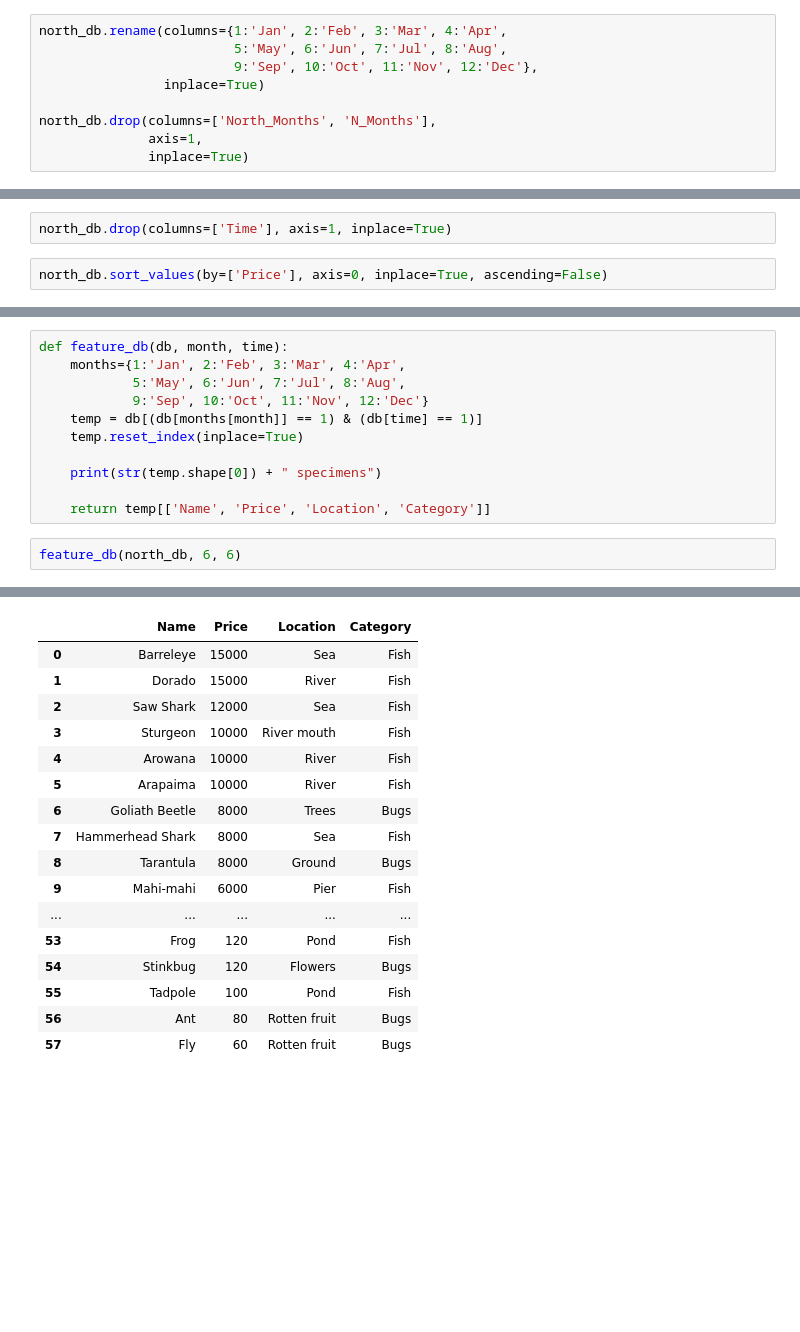
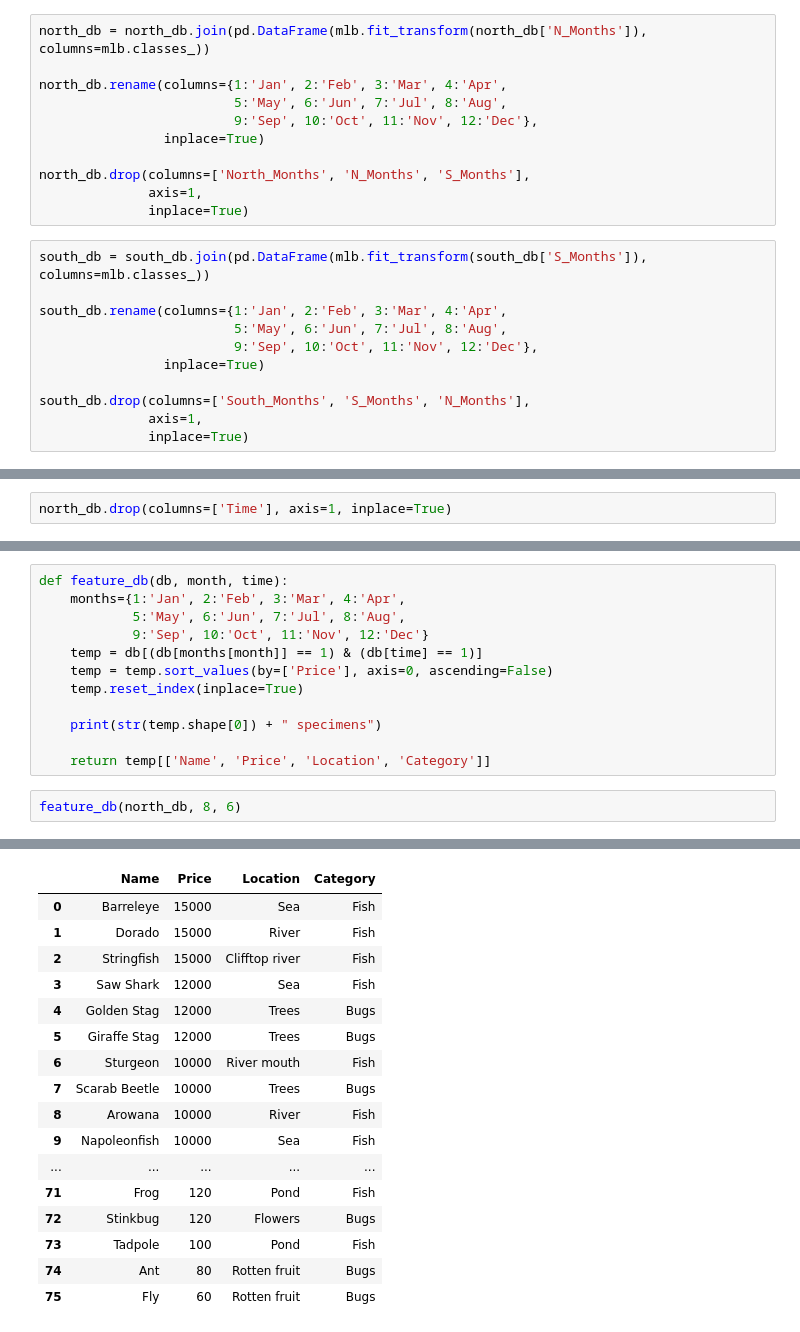
Before and after one commit to brianwsyang/acnh_database, a Jupyter notebook: anch_db.ipynb, the cells around one changed output, grey strips where cells are left out. Saved outputs shown, nothing was run; the diff lists cells and outputs as text; blank space fills up the shorter version.

Commit message:
v004.06.08.2020: updated the jupyter notebook so that it will compatible with southern hemisphere

```diff
--- a/anch_db.ipynb
+++ b/anch_db.ipynb
@@ -147,12 +136,25 @@ north_db = north_db.join(pd.DataFrame(mlb.fit_transform(north_db['N_Months']), c
 # %%
+north_db = north_db.join(pd.DataFrame(mlb.fit_transform(north_db['N_Months']), columns=mlb.classes_))
+
 north_db.rename(columns={1:'Jan', 2:'Feb', 3:'Mar', 4:'Apr',
                          5:'May', 6:'Jun', 7:'Jul', 8:'Aug',
                          9:'Sep', 10:'Oct', 11:'Nov', 12:'Dec'},
                 inplace=True)
 
-north_db.drop(columns=['North_Months', 'N_Months'],
+north_db.drop(columns=['North_Months', 'N_Months', 'S_Months'],
               axis=1,
               inplace=True)
+# %%
+south_db = south_db.join(pd.DataFrame(mlb.fit_transform(south_db['S_Months']), columns=mlb.classes_))
+
+south_db.rename(columns={1:'Jan', 2:'Feb', 3:'Mar', 4:'Apr',
+                         5:'May', 6:'Jun', 7:'Jul', 8:'Aug',
+                         9:'Sep', 10:'Oct', 11:'Nov', 12:'Dec'},
+                inplace=True)
+
+south_db.drop(columns=['South_Months', 'S_Months', 'N_Months'],
+              axis=1,
+              inplace=True)
 # %%
 north_db.head()
 # %% [output]
@@ -195,4 +210,2 @@ north_db = north_db.join(pd.DataFrame(mlb.fit_transform(north_db['Time']), colum
 # %%
 north_db.drop(columns=['Time'], axis=1, inplace=True)
-# %%
-north_db.sort_values(by=['Price'], axis=0, inplace=True, ascending=False)
@@ -212,11 +237,12 @@ def feature_db(db, month, time):
             5:'May', 6:'Jun', 7:'Jul', 8:'Aug',
             9:'Sep', 10:'Oct', 11:'Nov', 12:'Dec'}
     temp = db[(db[months[month]] == 1) & (db[time] == 1)]
+    temp = temp.sort_values(by=['Price'], axis=0, ascending=False)
     temp.reset_index(inplace=True)
 
     print(str(temp.shape[0]) + " specimens")
 
     return temp[['Name', 'Price', 'Location', 'Category']]
 # %%
-feature_db(north_db, 6, 6)
+feature_db(north_db, 8, 6)
 # %% [output]
@@ -224,17 +250,17 @@ feature_db(north_db, 6, 6)
 |  | Name | Price | Location | Category |
 | 0 | Barreleye | 15000 | Sea | Fish |
 | 1 | Dorado | 15000 | River | Fish |
-| 2 | Saw Shark | 12000 | Sea | Fish |
-| 3 | Sturgeon | 10000 | River mouth | Fish |
-| 4 | Arowana | 10000 | River | Fish |
-| 5 | Arapaima | 10000 | River | Fish |
-| 6 | Goliath Beetle | 8000 | Trees | Bugs |
-| 7 | Hammerhead Shark | 8000 | Sea | Fish |
-| 8 | Tarantula | 8000 | Ground | Bugs |
-| 9 | Mahi-mahi | 6000 | Pier | Fish |
+| 2 | Stringfish | 15000 | Clifftop river | Fish |
+| 3 | Saw Shark | 12000 | Sea | Fish |
+| 4 | Golden Stag | 12000 | Trees | Bugs |
+| 5 | Giraffe Stag | 12000 | Trees | Bugs |
+| 6 | Sturgeon | 10000 | River mouth | Fish |
+| 7 | Scarab Beetle | 10000 | Trees | Bugs |
+| 8 | Arowana | 10000 | River | Fish |
+| 9 | Napoleonfish | 10000 | Sea | Fish |
 | ... | ... | ... | ... | ... |
-| 53 | Frog | 120 | Pond | Fish |
-| 54 | Stinkbug | 120 | Flowers | Bugs |
-| 55 | Tadpole | 100 | Pond | Fish |
-| 56 | Ant | 80 | Rotten fruit | Bugs |
-| 57 | Fly | 60 | Rotten fruit | Bugs |
+| 71 | Frog | 120 | Pond | Fish |
+| 72 | Stinkbug | 120 | Flowers | Bugs |
+| 73 | Tadpole | 100 | Pond | Fish |
+| 74 | Ant | 80 | Rotten fruit | Bugs |
+| 75 | Fly | 60 | Rotten fruit | Bugs |
```
Also changed, not shown: parts of 15 cells of this notebook.
